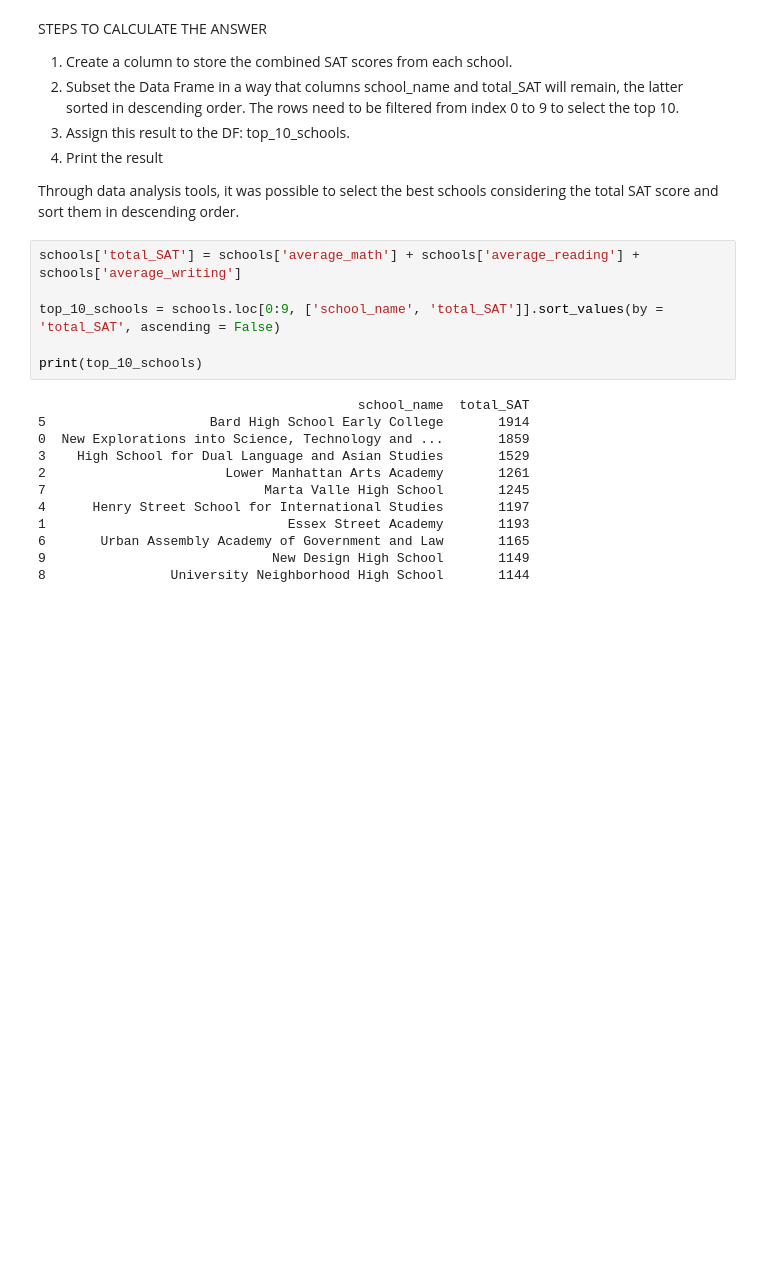
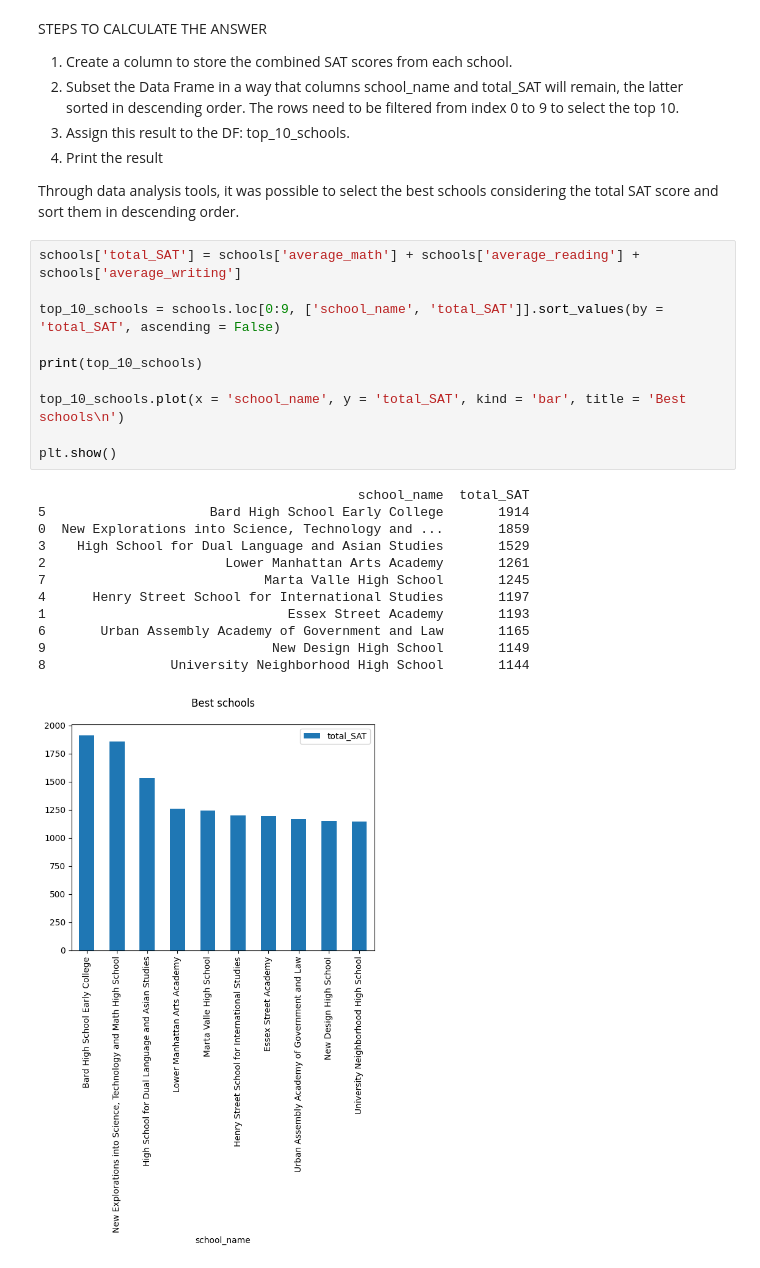
Before and after one commit to gustavo-plc/NYC-Schools, a Jupyter notebook: NYC_Schools.ipynb, the cells around one changed output. Saved outputs shown, nothing was run; the diff lists cells and outputs as text; blank space fills up the shorter version.

```diff
--- a/NYC_Schools.ipynb
+++ b/NYC_Schools.ipynb
@@ -84,18 +86,23 @@ Through data analysis tools, it was possible to select the best schools consider
 # %%
 schools['total_SAT'] = schools['average_math'] + schools['average_reading'] + schools['average_writing']
 
 top_10_schools = schools.loc[0:9, ['school_name', 'total_SAT']].sort_values(by = 'total_SAT', ascending = False)
 
 print(top_10_schools)
+
+top_10_schools.plot(x = 'school_name', y = 'total_SAT', kind = 'bar', title = 'Best schools\n')
+
+plt.show()
 # %% [output]
                                          school_name  total_SAT
 5                     Bard High School Early College       1914
 0  New Explorations into Science, Technology and ...       1859
 3    High School for Dual Language and Asian Studies       1529
 2                       Lower Manhattan Arts Academy       1261
 7                            Marta Valle High School       1245
 4      Henry Street School for International Studies       1197
 1                               Essex Street Academy       1193
 6       Urban Assembly Academy of Government and Law       1165
 9                             New Design High School       1149
 8                University Neighborhood High School       1144
+[figure, added]
```
Also changed, not shown: parts of 3 cells of this notebook.
